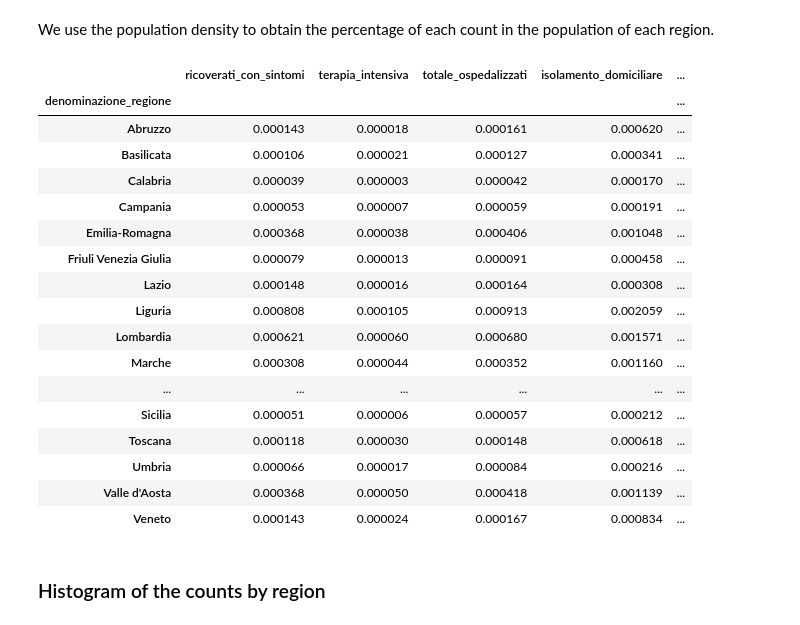
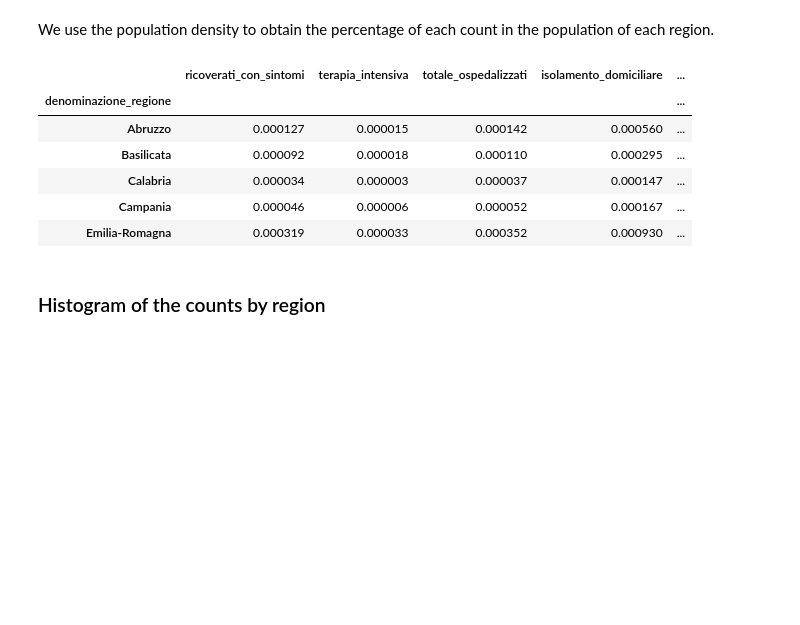
Before and after one commit to fedepiro96/APAD-project, a Jupyter notebook: benci-pirona.ipynb, the cells around one changed output. Drawn from its saved outputs; the diff is of its cells as text; code cells hidden in the pictures; blank space fills up the shorter version.

```diff
--- a/benci-pirona.ipynb
+++ b/benci-pirona.ipynb
@@ -389,0 +355,15 @@ Form the plots we can say that the regions in which we find high values (apart f
+# %%
+cols = ['dimessi_guariti', 'deceduti', 'totale_casi', 'tamponi', 'casi_testati']
+
+dailyincr = pd.DataFrame(region[['dimessi_guariti', 'deceduti', 'totale_casi',
+                                 'tamponi', 'casi_testati']], index=region.index, columns = cols)
+
+n = len(region.denominazione_regione.unique())
+for var in cols:
+    for j in range(n):
+        for i in range(j, dailyincr.shape[0]-n, n):
+            if i <= n:
+                dailyincr[var].values[i] = region[var].values[i]
+            else:
+                dailyincr[var].values[i] = region[var].values[i] - region[var].values[i-n]
+dailyincr.describe()
@@ -389,0 +400,19 @@ Form the plots we can say that the regions in which we find high values (apart f
+# %%
+cols = ['dimessi_guariti', 'deceduti', 'totale_casi', 'tamponi', 'casi_testati']
+
+dailyincr = pd.DataFrame(region[['dimessi_guariti', 'deceduti', 'totale_casi',
+                                 'tamponi', 'casi_testati']], index=region.index, columns = cols)
+
+n = len(region.denominazione_regione.unique())
+for var in cols:
+    for j in range(n):
+        for i in range(j, dailyincr.shape[0]-n, n):
+            if i <= n:
+                dailyincr[var].values[i] = region[var].values[i]
+            else:
+                diff = region[var].values[i] - region[var].values[i-n]
+                if diff < 0:                                            # this 'if' checks for errors:
+                    region.loc[i, var] = region.loc[i-n, var]           # some frequency of the cumulative
+                else:                                                   # variables resulted negative
+                    dailyincr[var].values[i] = diff
+dailyincr.describe()
@@ -389,0 +447,3 @@ Form the plots we can say that the regions in which we find high values (apart f
+# %%
+region = region.join(dailyincr, rsuffix='_daily')
+region
@@ -545,9 +619,9 @@ region_pop
 # %%
 df_reg_counts = pd.DataFrame(region_pop.groupby('denominazione_regione')['ricoverati_con_sintomi', 'terapia_intensiva',
        'totale_ospedalizzati', 'isolamento_domiciliare', 'totale_positivi',
-       'variazione_totale_positivi', 'nuovi_positivi', 'dimessi_guariti',
-       'deceduti', 'totale_casi', 'tamponi', 'casi_testati', 'Popolazione'].mean())
-df_reg_counts
+       'variazione_totale_positivi', 'nuovi_positivi', 'dimessi_guariti_daily',
+       'deceduti_daily', 'totale_casi_daily', 'tamponi_daily', 'casi_testati_daily', 'Popolazione'].mean())
+df_reg_counts.head()
 # %% [output]
 |  | ricoverati_con_sintomi | terapia_intensiva | totale_ospedalizzati | isolamento_domiciliare | ... |
 | denominazione_regione |  |  |  |  | ... |
@@ -572,26 +635,15 @@ We use the population density to obtain the percentage of each count in the popu
 # %%
 df_divided_by_pop = df_reg_counts.div(df_reg_counts['Popolazione'], axis=0)
 df_divided_by_pop = df_divided_by_pop.drop('Popolazione', axis=1)
-df_divided_by_pop
+df_divided_by_pop.head()
 # %% [output]
 |  | ricoverati_con_sintomi | terapia_intensiva | totale_ospedalizzati | isolamento_domiciliare | ... |
 | denominazione_regione |  |  |  |  | ... |
-| Abruzzo | 0.000143 | 0.000018 | 0.000161 | 0.000620 | ... |
-| Basilicata | 0.000106 | 0.000021 | 0.000127 | 0.000341 | ... |
-| Calabria | 0.000039 | 0.000003 | 0.000042 | 0.000170 | ... |
-| Campania | 0.000053 | 0.000007 | 0.000059 | 0.000191 | ... |
-| Emilia-Romagna | 0.000368 | 0.000038 | 0.000406 | 0.001048 | ... |
-| Friuli Venezia Giulia | 0.000079 | 0.000013 | 0.000091 | 0.000458 | ... |
-| Lazio | 0.000148 | 0.000016 | 0.000164 | 0.000308 | ... |
-| Liguria | 0.000808 | 0.000105 | 0.000913 | 0.002059 | ... |
-| Lombardia | 0.000621 | 0.000060 | 0.000680 | 0.001571 | ... |
-| Marche | 0.000308 | 0.000044 | 0.000352 | 0.001160 | ... |
-| ... | ... | ... | ... | ... | ... |
-| Sicilia | 0.000051 | 0.000006 | 0.000057 | 0.000212 | ... |
-| Toscana | 0.000118 | 0.000030 | 0.000148 | 0.000618 | ... |
-| Umbria | 0.000066 | 0.000017 | 0.000084 | 0.000216 | ... |
-| Valle d'Aosta | 0.000368 | 0.000050 | 0.000418 | 0.001139 | ... |
-| Veneto | 0.000143 | 0.000024 | 0.000167 | 0.000834 | ... |
+| Abruzzo | 0.000127 | 0.000015 | 0.000142 | 0.000560 | ... |
+| Basilicata | 0.000092 | 0.000018 | 0.000110 | 0.000295 | ... |
+| Calabria | 0.000034 | 0.000003 | 0.000037 | 0.000147 | ... |
+| Campania | 0.000046 | 0.000006 | 0.000052 | 0.000167 | ... |
+| Emilia-Romagna | 0.000319 | 0.000033 | 0.000352 | 0.000930 | ... |
 # %% [markdown]
 ### Histogram of the counts by region
 # %%
```
Also changed, not shown: parts of 66 cells of this notebook.
